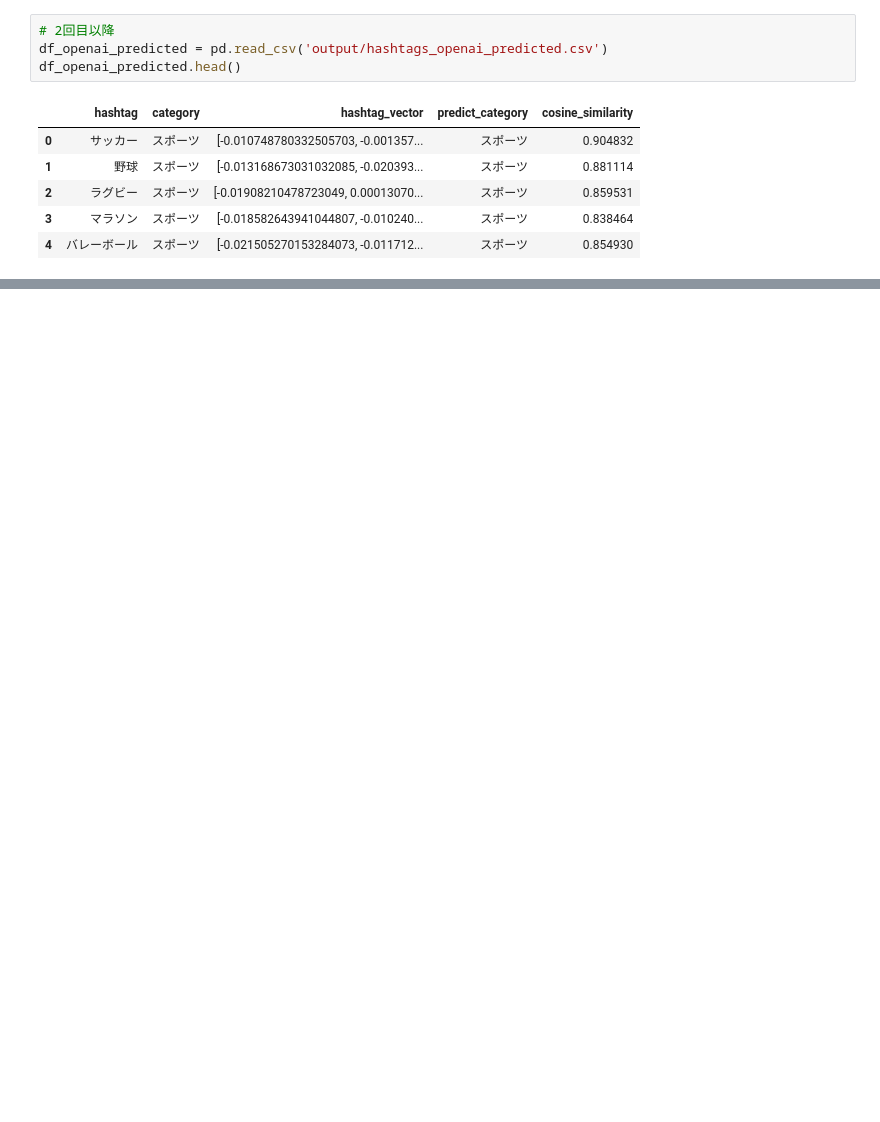
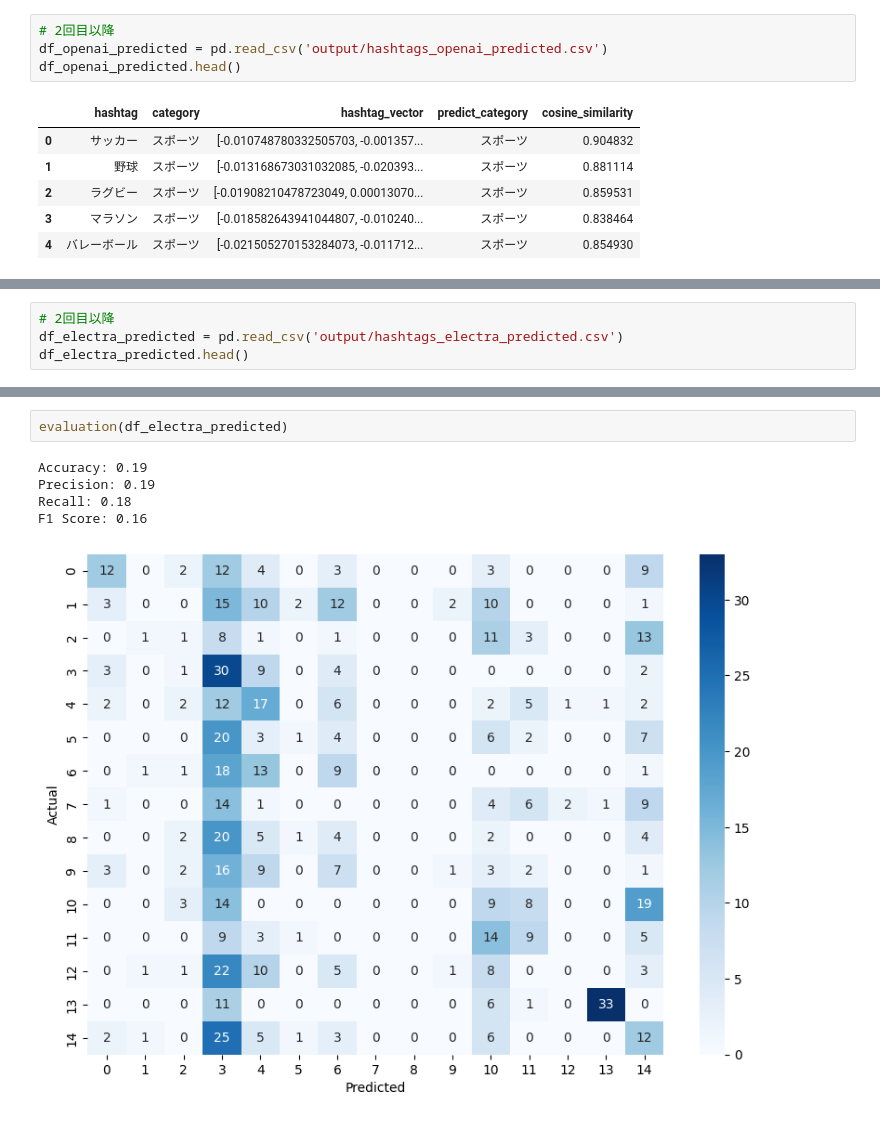
Before and after one commit to yutoo89/hashtag_classification_comparison, a Jupyter notebook: ハッシュタグのカテゴリ分類の性能比較.ipynb, the cells around one changed output, grey strips where cells are left out. Drawn from its saved outputs; the diff is of its cells as text; blank space fills up the shorter version.

```diff
--- a/ハッシュタグのカテゴリ分類の性能比較.ipynb
+++ b/ハッシュタグのカテゴリ分類の性能比較.ipynb
@@ -278,0 +370,4 @@ F1 Score: 0.54
+# %%
+# 2回目以降
+df_electra_predicted = pd.read_csv('output/hashtags_electra_predicted.csv')
+df_electra_predicted.head()
@@ -278,0 +381,8 @@ F1 Score: 0.54
+# %%
+evaluation(df_electra_predicted)
+# %% [output]
+Accuracy: 0.19
+Precision: 0.19
+Recall: 0.18
+F1 Score: 0.16
+[figure, added]
```
Also changed, not shown: parts of 21 cells of this notebook, 4 other files.
